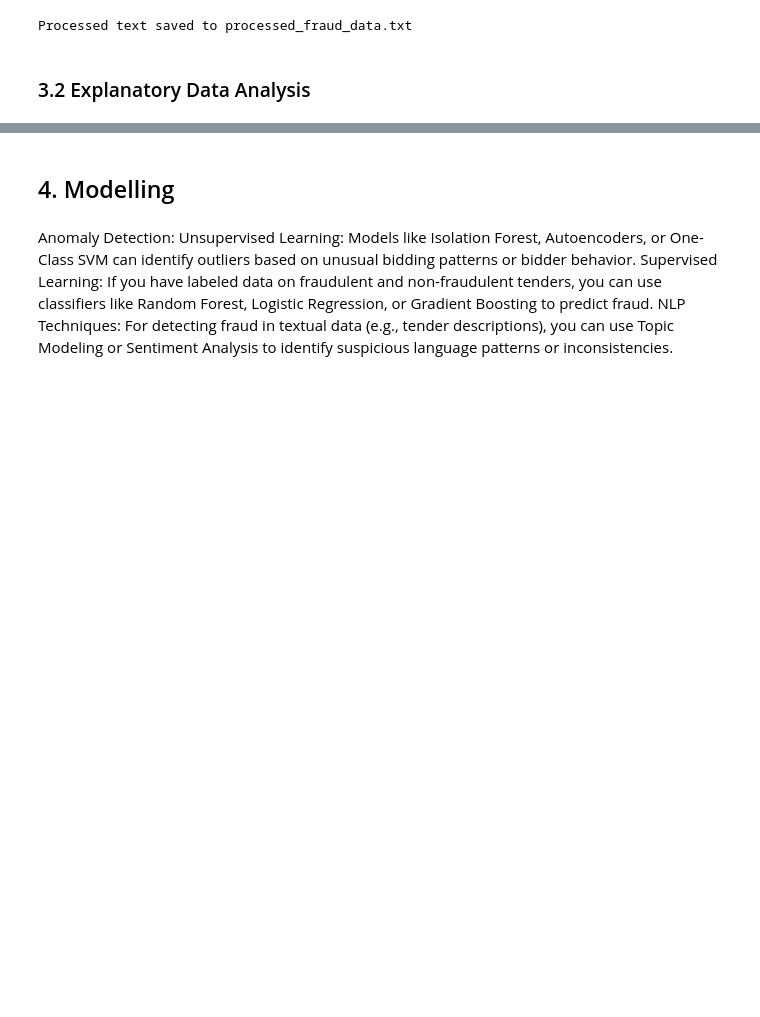
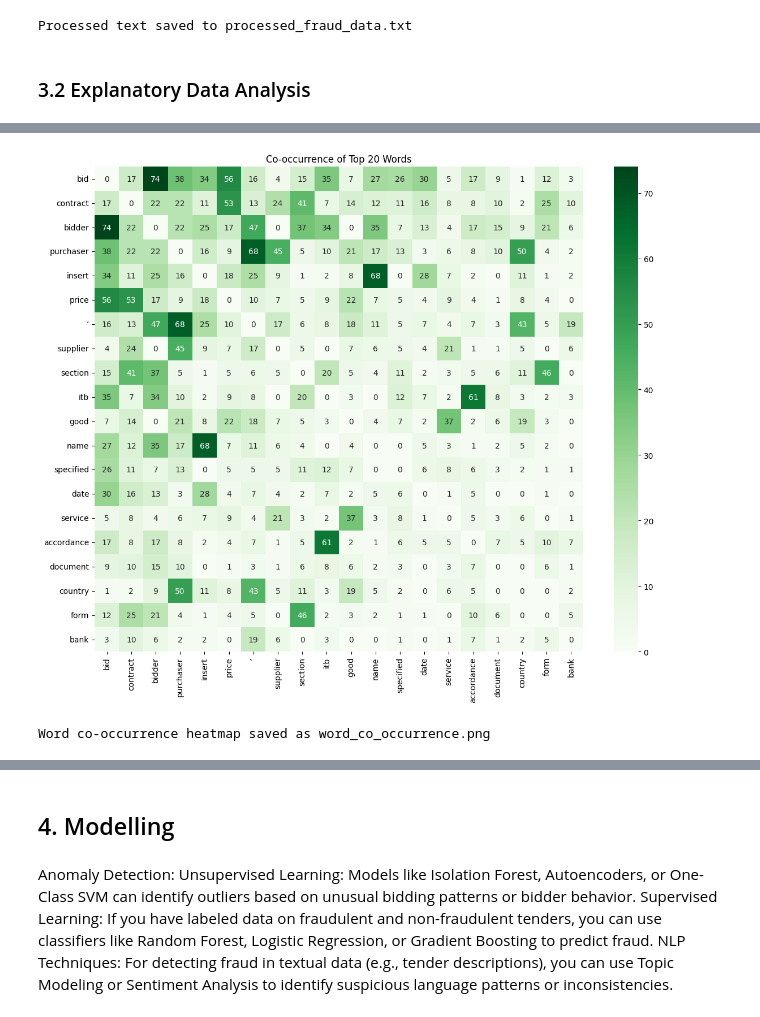
Before and after one commit to ProcureGuardAI/Fraud-Detection-Machine-Learning, a Jupyter notebook: index.ipynb, the cells around one changed output, grey strips where cells are left out. Cells and saved outputs as stored; diff of their text form; code cells hidden in the pictures; blank space fills up the shorter version.

```diff
--- a/index.ipynb
+++ b/index.ipynb
@@ -274,0 +324,45 @@ Word cloud saved to fraud_wordcloud.png
+# %%
+
+def plot_word_co_occurrence(text_file, n_words=20, output_file='word_co_occurrence.png'):
+    # Read the file
+    with open(text_file, 'r', encoding='utf-8') as file:
+        text = file.read()
+
+    # Tokenize the text
+    words = text.split()
+
+    # Get the most common words
+    word_counts = Counter(words)
+    top_words = [word for word, _ in word_counts.most_common(n_words)]
+
+    # Create a co-occurrence matrix
+    co_occurrence = np.zeros((n_words, n_words))
+
+    # Count co-occurrences
+    for i, line in enumerate(text.split('\n')):
+        line_words = set(line.split())
+        for w1, w2 in combinations(set(top_words) & line_words, 2):
+            i1, i2 = top_words.index(w1), top_words.index(w2)
+            co_occurrence[i1, i2] += 1
+            co_occurrence[i2, i1] += 1
+
+    # Create the heatmap
+    plt.figure(figsize=(12, 10))
+    # Change the format code to '.0f' or '.2f' to display floats
+    sns.heatmap(co_occurrence, annot=True, fmt='.0f', cmap='Greens', xticklabels=top_words, yticklabels=top_words)
+    plt.title(f'Co-occurrence of Top {n_words} Words')
+    plt.tight_layout()
+
+    # Save the plot
+    plt.savefig(output_file, dpi=300, bbox_inches='tight')
+
+    # Display the plot
+    plt.show()
+
+    print(f"Word co-occurrence heatmap saved as {output_file}")
+
+# Usage
+plot_word_co_occurrence('processed_fraud_data.txt', n_words=20, output_file='word_co_occurrence.png')
+# %% [output]
+[figure, added]
+Word co-occurrence heatmap saved as word_co_occurrence.png
```
Also changed, not shown: parts of 9 cells of this notebook.
